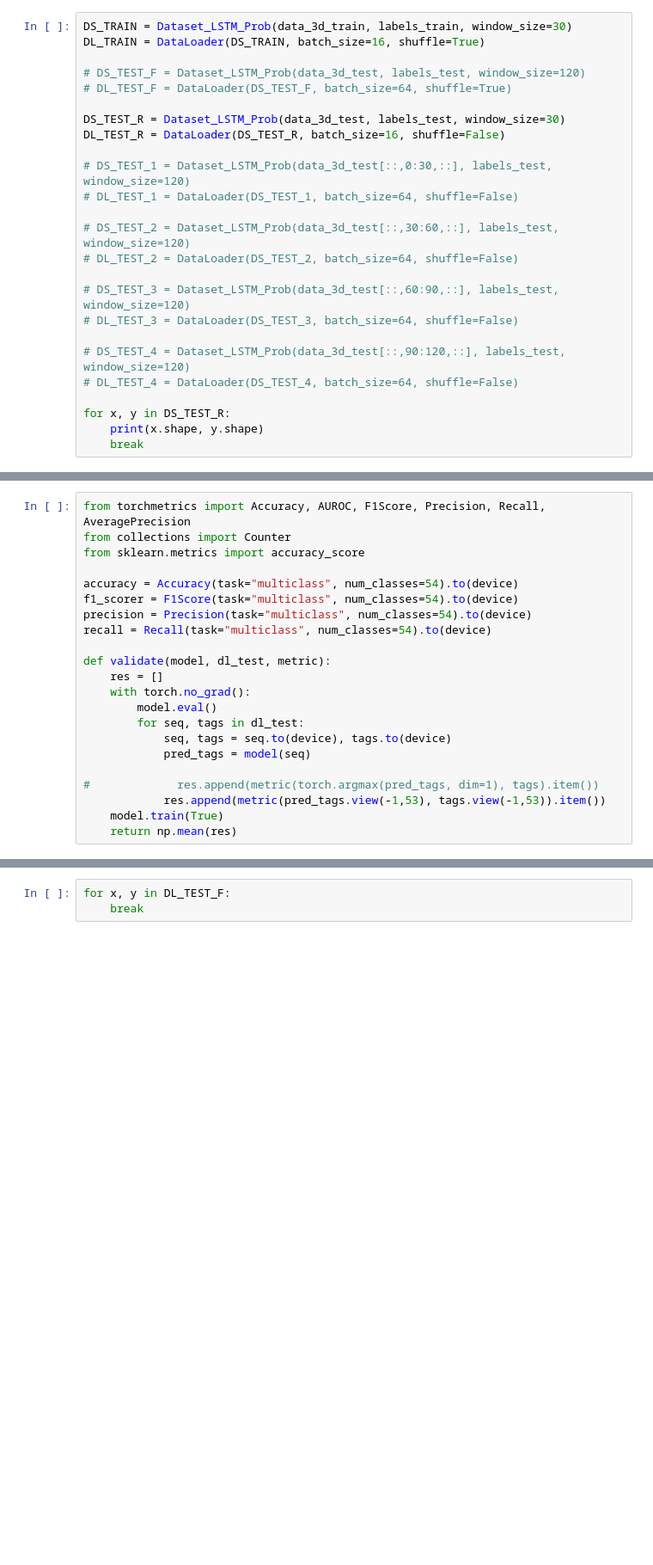
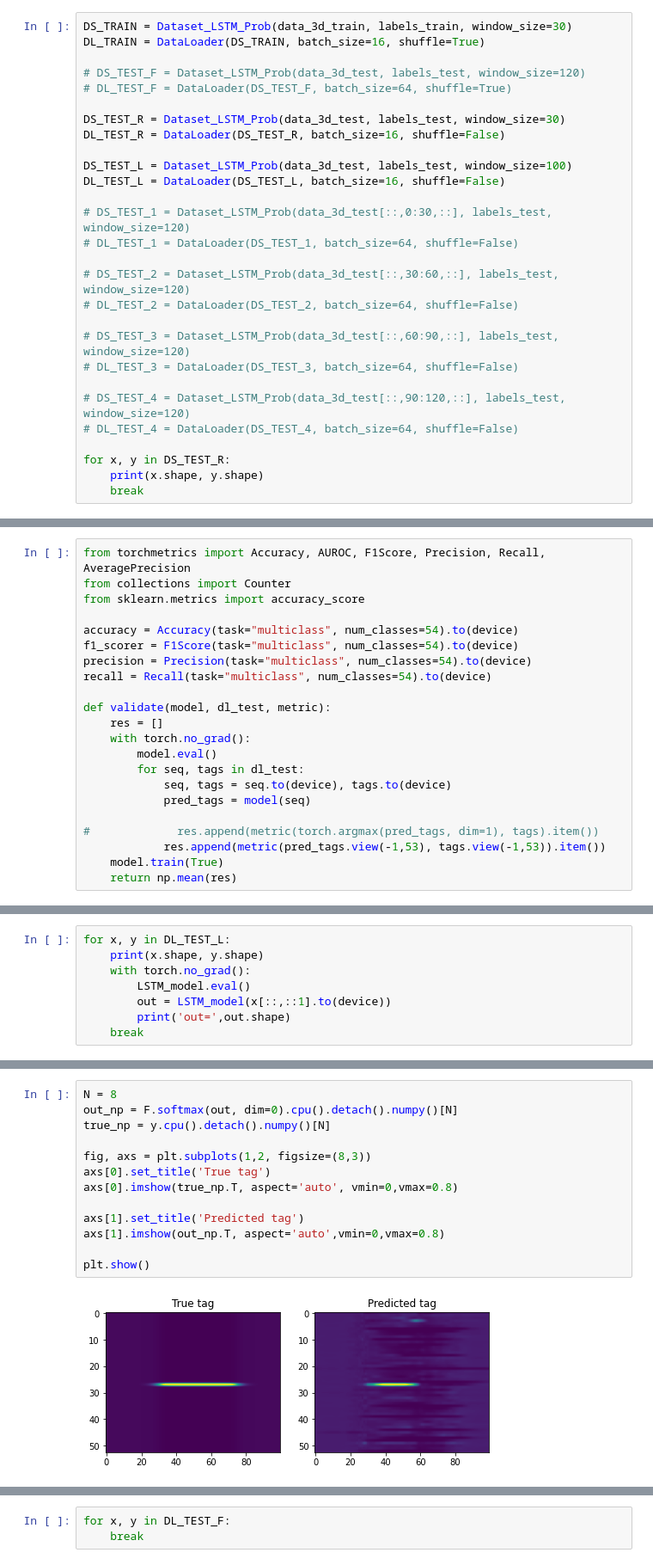
Before and after one commit to kotlyar-shapirov/Gesture_recognition, a Jupyter notebook: LSTM_bell_prob.ipynb, the cells around one changed output, grey strips where cells are left out. Shown: that part at 86% size. Drawn from its saved outputs; the diff is of its cells as text; blank space fills up the shorter version.

```diff
--- a/LSTM_bell_prob.ipynb
+++ b/LSTM_bell_prob.ipynb
@@ -170,6 +171,9 @@ DL_TRAIN = DataLoader(DS_TRAIN, batch_size=16, shuffle=True)
 
 DS_TEST_R = Dataset_LSTM_Prob(data_3d_test, labels_test, window_size=30)
 DL_TEST_R = DataLoader(DS_TEST_R, batch_size=16, shuffle=False)
+
+DS_TEST_L = Dataset_LSTM_Prob(data_3d_test, labels_test, window_size=100)
+DL_TEST_L = DataLoader(DS_TEST_L, batch_size=16, shuffle=False)
 
 # DS_TEST_1 = Dataset_LSTM_Prob(data_3d_test[::,0:30,::], labels_test, window_size=120)
 # DL_TEST_1 = DataLoader(DS_TEST_1, batch_size=64, shuffle=False)
@@ -348,0 +324,8 @@ plt.show()
+# %%
+for x, y in DL_TEST_L:
+    print(x.shape, y.shape)
+    with torch.no_grad():
+        LSTM_model.eval()
+        out = LSTM_model(x[::,::1].to(device))
+        print('out=',out.shape)
+    break
@@ -348,0 +335,15 @@ plt.show()
+# %%
+N = 8
+out_np = F.softmax(out, dim=0).cpu().detach().numpy()[N]
+true_np = y.cpu().detach().numpy()[N]
+
+fig, axs = plt.subplots(1,2, figsize=(8,3))
+axs[0].set_title('True tag')
+axs[0].imshow(true_np.T, aspect='auto', vmin=0,vmax=0.8)
+
+axs[1].set_title('Predicted tag')
+axs[1].imshow(out_np.T, aspect='auto',vmin=0,vmax=0.8)
+
+plt.show()
+# %% [output]
+[figure, added]
```
Also changed, not shown: parts of 15 cells of this notebook.
